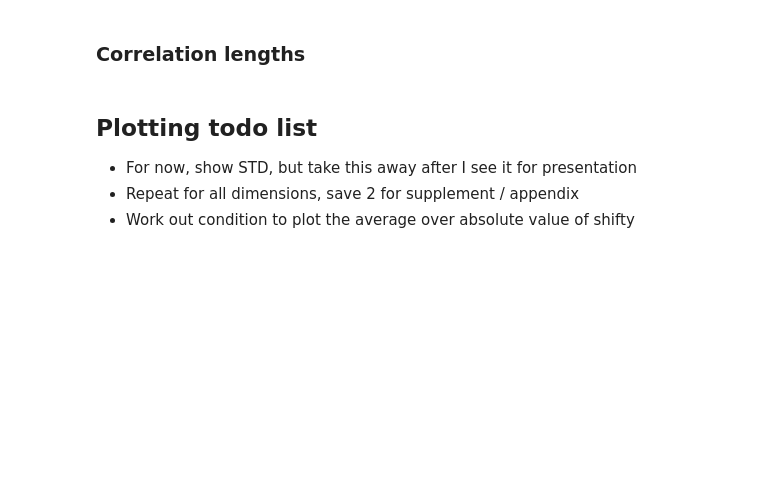
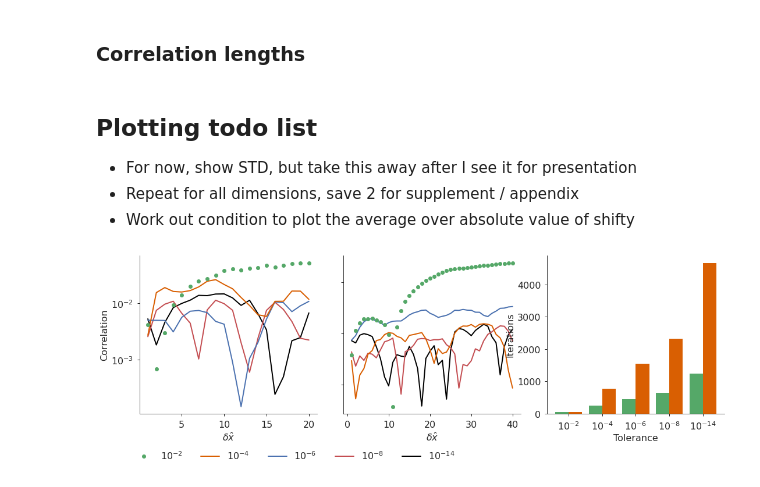
Before and after one commit to timothyas/generic-matern-covariance, a Jupyter notebook: src/plot_llc_matern_theory_tol.ipynb, the cells around one changed output. Saved outputs shown, nothing was run; the diff lists cells and outputs as text; code cells hidden in the pictures; blank space fills up the shorter version.

```diff
--- a/src/plot_llc_matern_theory_tol.ipynb
+++ b/src/plot_llc_matern_theory_tol.ipynb
@@ -91,5 +97,4 @@ grid = readme(5, 0, drop_coords=False).coords.to_dataset()
 # %%
-grid['maskC'] = grid['maskC'].persist()
 for n_range, dst in dsrt.items():
     for log10tol, xds in dst.items():
         for key in ['smooth3Dnorm001','smooth3Dmean001','ginv_norm']:
@@ -228,3 +265,11 @@ def plot_iterations(iterdict, ax):
 kk = 25
 ix = 80
 iy = 120
+# %%
+dim = 'ix'
+dsel = ix
+
+fig, axs = plot_all_correlations(dim=dim, dsel=dsel, bigdict=cdsrt)
+plot_iterations(iterdict=dsrt, ax=axs[-1])
+# %% [output]
+[figure, added]
```
Also changed, not shown: parts of 13 cells of this notebook.
